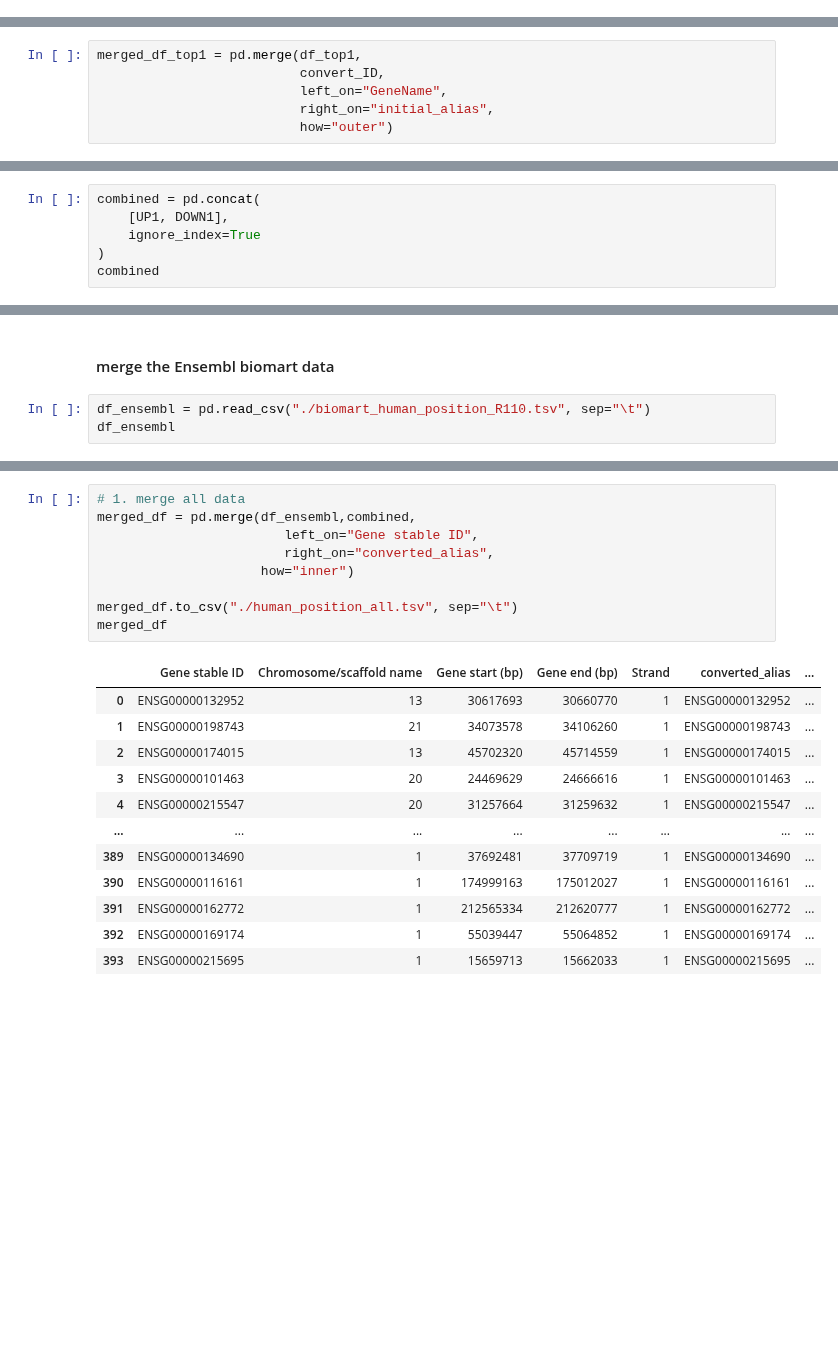
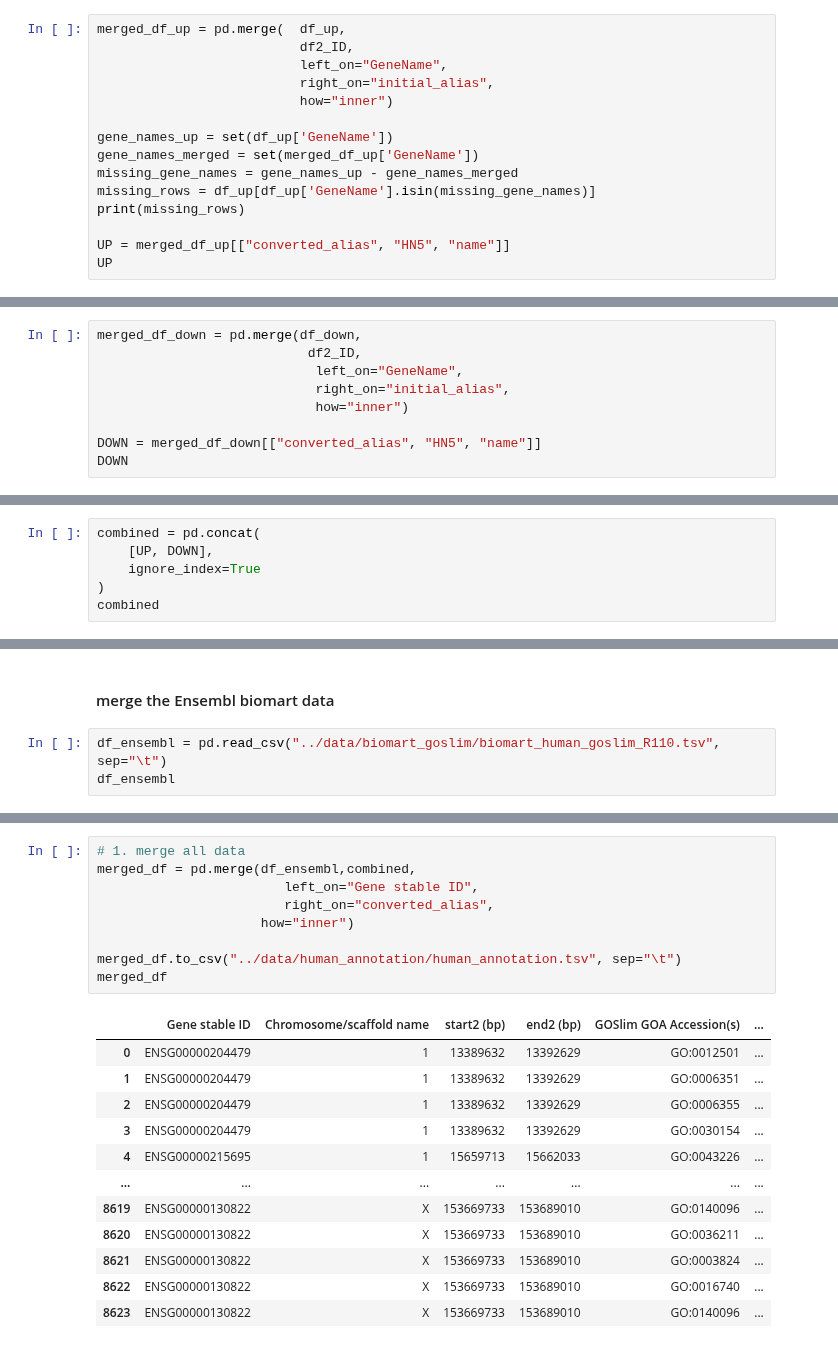
Before and after one commit to yonezawa-sora/pycircos_comaparative_species, a Jupyter notebook: data_preprocessing/human_combined_df_score.ipynb, the cells around one changed output, grey strips where cells are left out. Saved outputs shown, nothing was run; the diff lists cells and outputs as text; blank space fills up the shorter version.

Commit message:
change data processing

```diff
--- a/data_preprocessing/human_combined_df_score.ipynb
+++ b/data_preprocessing/human_combined_df_score.ipynb
@@ -103,0 +88,15 @@ convert_ID
+# %%
+merged_df_up = pd.merge(  df_up,
+                          df2_ID,
+                          left_on="GeneName",
+                          right_on="initial_alias",
+                          how="inner")
+
+gene_names_up = set(df_up['GeneName'])
+gene_names_merged = set(merged_df_up['GeneName'])
+missing_gene_names = gene_names_up - gene_names_merged
+missing_rows = df_up[df_up['GeneName'].isin(missing_gene_names)]
+print(missing_rows)
+
+UP = merged_df_up[["converted_alias", "HN5", "name"]]
+UP
@@ -104,7 +130,10 @@ convert_ID
 # %%
-merged_df_top1 = pd.merge(df_top1,
-                          convert_ID,
-                          left_on="GeneName",
-                          right_on="initial_alias",
-                          how="outer")
+merged_df_down = pd.merge(df_down,
+                           df2_ID,
+                            left_on="GeneName",
+                            right_on="initial_alias",
+                            how="inner")
+
+DOWN = merged_df_down[["converted_alias", "HN5", "name"]]
+DOWN
 # %% [output]
@@ -198,6 +153,6 @@ DOWN1
 # %%
 combined = pd.concat(
-    [UP1, DOWN1],
+    [UP, DOWN],
     ignore_index=True
 )
 combined
@@ -218,6 +173,6 @@ combined
 # %% [markdown]
 #### merge the Ensembl biomart data
 # %%
-df_ensembl = pd.read_csv("./biomart_human_position_R110.tsv", sep="\t")
+df_ensembl = pd.read_csv("../data/biomart_goslim/biomart_human_goslim_R110.tsv", sep="\t")
 df_ensembl
 # %% [output]
@@ -237,22 +192,22 @@ df_ensembl
 # %%
 # 1. merge all data
 merged_df = pd.merge(df_ensembl,combined,
                         left_on="Gene stable ID",
                         right_on="converted_alias",
                      how="inner")
 
-merged_df.to_csv("./human_position_all.tsv", sep="\t")
+merged_df.to_csv("../data/human_annotation/human_annotation.tsv", sep="\t")
 merged_df
 # %% [output]
-|  | Gene stable ID | Chromosome/scaffold name | Gene start (bp) | Gene end (bp) | Strand | converted_alias | ... |
-| 0 | ENSG00000132952 | 13 | 30617693 | 30660770 | 1 | ENSG00000132952 | ... |
-| 1 | ENSG00000198743 | 21 | 34073578 | 34106260 | 1 | ENSG00000198743 | ... |
-| 2 | ENSG00000174015 | 13 | 45702320 | 45714559 | 1 | ENSG00000174015 | ... |
-| 3 | ENSG00000101463 | 20 | 24469629 | 24666616 | 1 | ENSG00000101463 | ... |
-| 4 | ENSG00000215547 | 20 | 31257664 | 31259632 | 1 | ENSG00000215547 | ... |
-| ... | ... | ... | ... | ... | ... | ... | ... |
-| 389 | ENSG00000134690 | 1 | 37692481 | 37709719 | 1 | ENSG00000134690 | ... |
-| 390 | ENSG00000116161 | 1 | 174999163 | 175012027 | 1 | ENSG00000116161 | ... |
-| 391 | ENSG00000162772 | 1 | 212565334 | 212620777 | 1 | ENSG00000162772 | ... |
-| 392 | ENSG00000169174 | 1 | 55039447 | 55064852 | 1 | ENSG00000169174 | ... |
-| 393 | ENSG00000215695 | 1 | 15659713 | 15662033 | 1 | ENSG00000215695 | ... |
+|  | Gene stable ID | Chromosome/scaffold name | start2 (bp) | end2 (bp) | GOSlim GOA Accession(s) | ... |
+| 0 | ENSG00000204479 | 1 | 13389632 | 13392629 | GO:0012501 | ... |
+| 1 | ENSG00000204479 | 1 | 13389632 | 13392629 | GO:0006351 | ... |
+| 2 | ENSG00000204479 | 1 | 13389632 | 13392629 | GO:0006355 | ... |
+| 3 | ENSG00000204479 | 1 | 13389632 | 13392629 | GO:0030154 | ... |
+| 4 | ENSG00000215695 | 1 | 15659713 | 15662033 | GO:0043226 | ... |
+| ... | ... | ... | ... | ... | ... | ... |
+| 8619 | ENSG00000130822 | X | 153669733 | 153689010 | GO:0140096 | ... |
+| 8620 | ENSG00000130822 | X | 153669733 | 153689010 | GO:0036211 | ... |
+| 8621 | ENSG00000130822 | X | 153669733 | 153689010 | GO:0003824 | ... |
+| 8622 | ENSG00000130822 | X | 153669733 | 153689010 | GO:0016740 | ... |
+| 8623 | ENSG00000130822 | X | 153669733 | 153689010 | GO:0140096 | ... |
```
Also changed, not shown: parts of 22 cells of this notebook, 3 other files.
